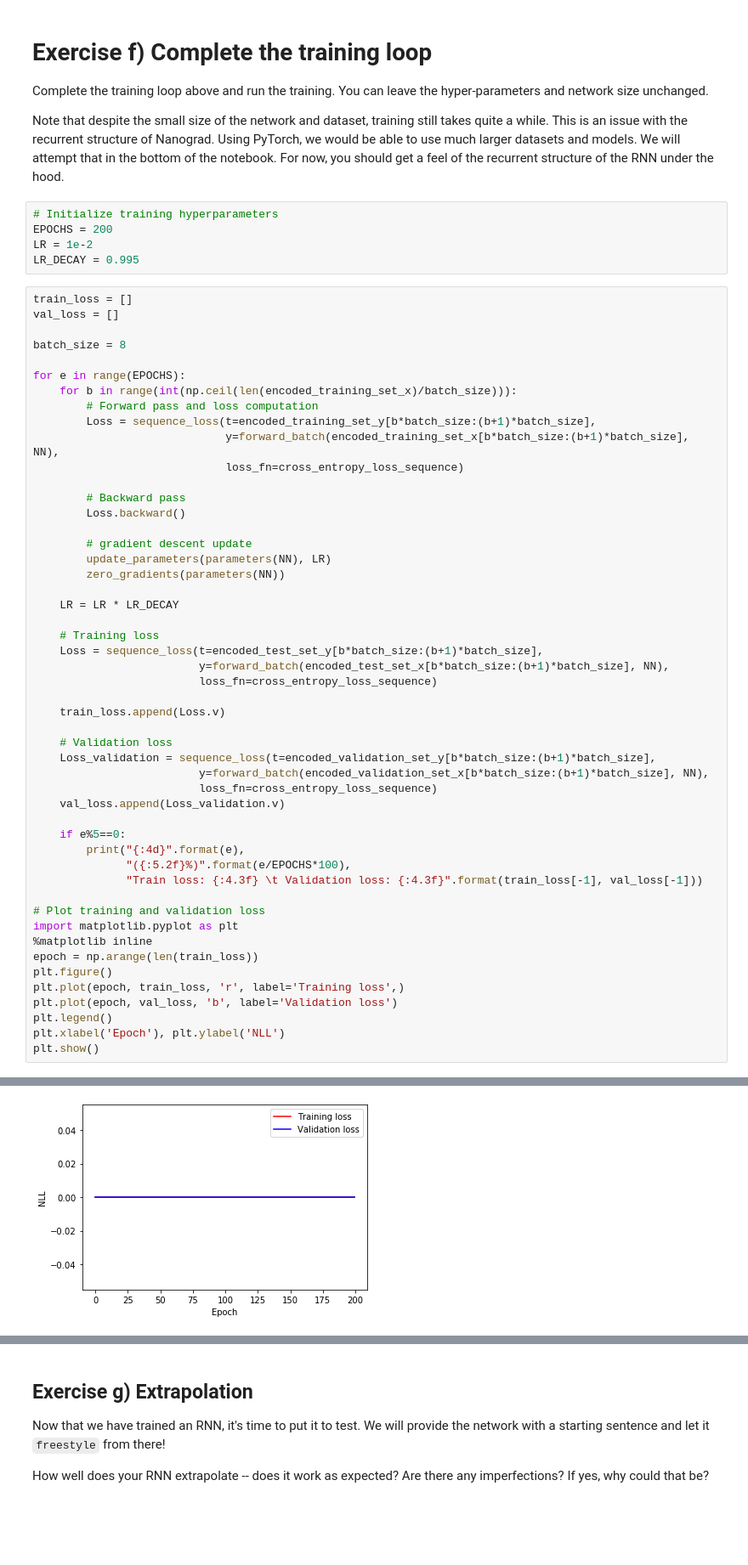
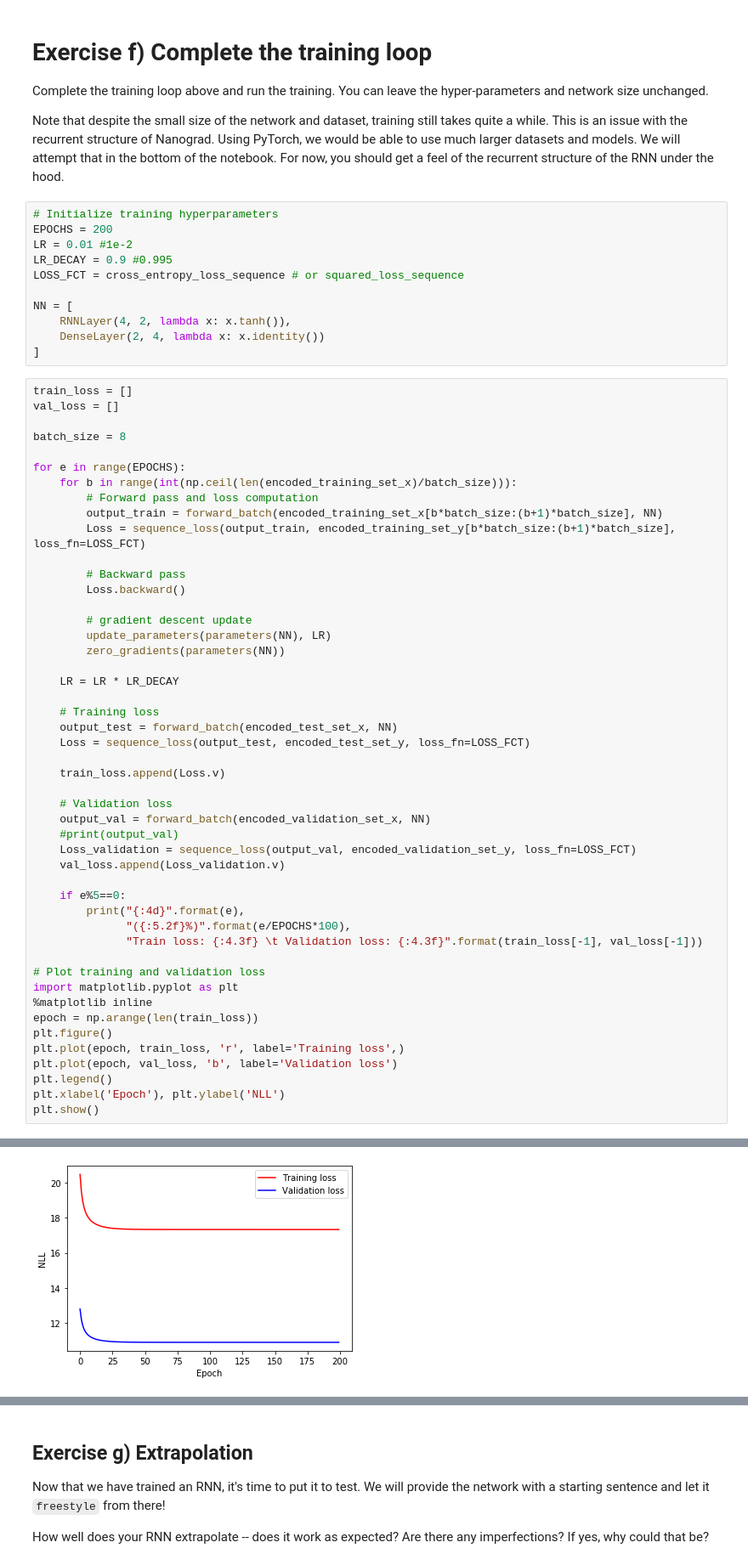
Before and after one commit to MartinBA741/Deep-Learning---DTU, a Jupyter notebook: 5_Recurrent/5_1_EXE_Recurrent_Neural_Networks_Nanograd.ipynb, the cells around one changed output, grey strips where cells are left out. Shown: that part at 85% size. Drawn from its saved outputs; the diff is of its cells as text; blank space fills up the shorter version.

```diff
--- a/5_Recurrent/5_1_EXE_Recurrent_Neural_Networks_Nanograd.ipynb
+++ b/5_Recurrent/5_1_EXE_Recurrent_Neural_Networks_Nanograd.ipynb
@@ -846,8 +845,14 @@ Note that despite the small size of the network and dataset, training still take
 # %%
 # Initialize training hyperparameters
 EPOCHS = 200
-LR = 1e-2
-LR_DECAY = 0.995
+LR = 0.01 #1e-2
+LR_DECAY = 0.9 #0.995
+LOSS_FCT = cross_entropy_loss_sequence # or squared_loss_sequence
+
+NN = [
+    RNNLayer(4, 2, lambda x: x.tanh()),
+    DenseLayer(2, 4, lambda x: x.identity())
+]
 # %%
 train_loss = []
 val_loss = []
@@ -857,9 +862,8 @@ batch_size = 8
 for e in range(EPOCHS):
     for b in range(int(np.ceil(len(encoded_training_set_x)/batch_size))):
         # Forward pass and loss computation
-        Loss = sequence_loss(t=encoded_training_set_y[b*batch_size:(b+1)*batch_size],
-                             y=forward_batch(encoded_training_set_x[b*batch_size:(b+1)*batch_size], NN),
-                             loss_fn=cross_entropy_loss_sequence)
+        output_train = forward_batch(encoded_training_set_x[b*batch_size:(b+1)*batch_size], NN)
+        Loss = sequence_loss(output_train, encoded_training_set_y[b*batch_size:(b+1)*batch_size], loss_fn=LOSS_FCT)
 
         # Backward pass
         Loss.backward()
@@ -871,16 +875,15 @@ for e in range(EPOCHS):
     LR = LR * LR_DECAY
 
     # Training loss
-    Loss = sequence_loss(t=encoded_test_set_y[b*batch_size:(b+1)*batch_size],
-                         y=forward_batch(encoded_test_set_x[b*batch_size:(b+1)*batch_size], NN),
-                         loss_fn=cross_entropy_loss_sequence)
+    output_test = forward_batch(encoded_test_set_x, NN)
+    Loss = sequence_loss(output_test, encoded_test_set_y, loss_fn=LOSS_FCT)
 
     train_loss.append(Loss.v)
 
     # Validation loss
-    Loss_validation = sequence_loss(t=encoded_validation_set_y[b*batch_size:(b+1)*batch_size],
-                         y=forward_batch(encoded_validation_set_x[b*batch_size:(b+1)*batch_size], NN),
-                         loss_fn=cross_entropy_loss_sequence)
+    output_val = forward_batch(encoded_validation_set_x, NN)
+    #print(output_val)
+    Loss_validation = sequence_loss(output_val, encoded_validation_set_y, loss_fn=LOSS_FCT)
     val_loss.append(Loss_validation.v)
 
     if e%5==0:
@@ -919,4 +922,4 @@ plt.show()
-[figure, old version]
+[figure, new version]
 # %%
 # Get first sentence in test set
 inputs, targets = test_set[0]
```
Also changed, not shown: parts of 5 cells of this notebook, 2 other files.
